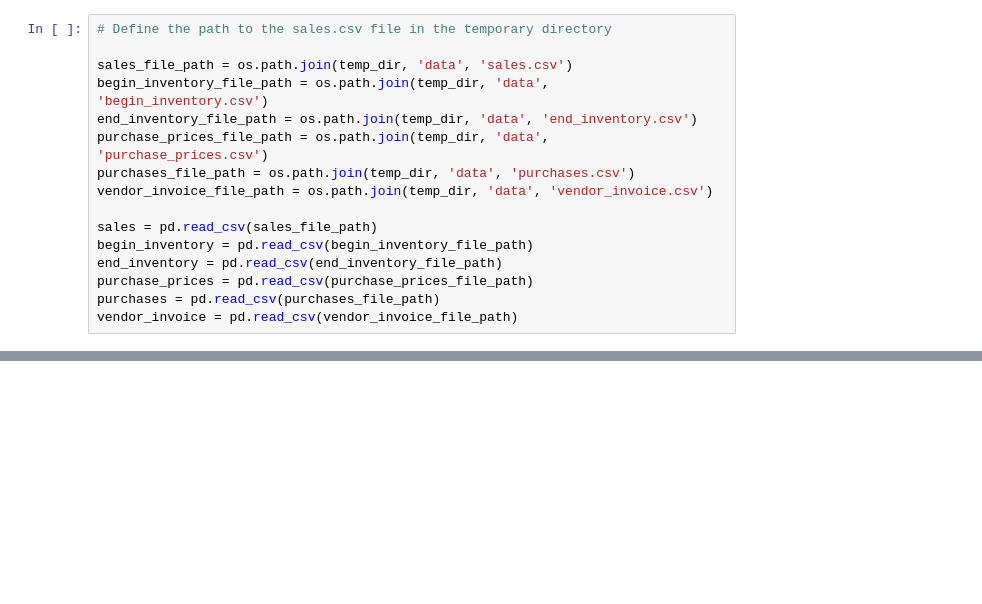
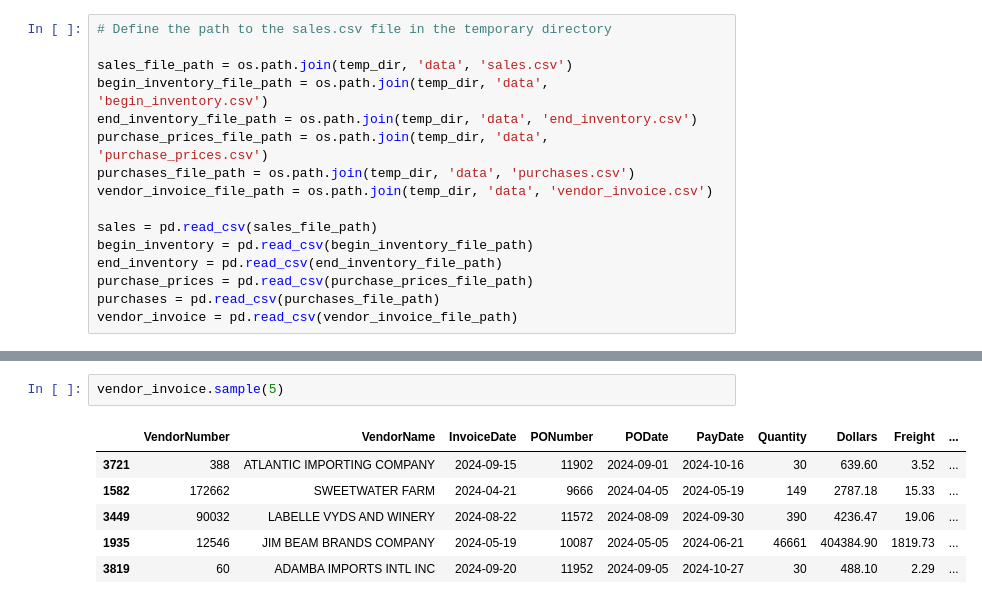
Before and after one commit to heya-ankit/datafolio, a Jupyter notebook: business_operations_&_performance/Vendor Performance/vendor_performance_eda.ipynb, the cells around one changed output, grey strips where cells are left out. Drawn from its saved outputs; the diff is of its cells as text; blank space fills up the shorter version.

```diff
--- a/business_operations_&_performance/Vendor Performance/vendor_performance_eda.ipynb
+++ b/business_operations_&_performance/Vendor Performance/vendor_performance_eda.ipynb
@@ -57,0 +113,9 @@ sales.head(2)
+# %%
+vendor_invoice.sample(5)
+# %% [output]
+|  | VendorNumber | VendorName | InvoiceDate | PONumber | PODate | PayDate | Quantity | Dollars | Freight | ... |
+| 3721 | 388 | ATLANTIC IMPORTING COMPANY | 2024-09-15 | 11902 | 2024-09-01 | 2024-10-16 | 30 | 639.60 | 3.52 | ... |
+| 1582 | 172662 | SWEETWATER FARM | 2024-04-21 | 9666 | 2024-04-05 | 2024-05-19 | 149 | 2787.18 | 15.33 | ... |
+| 3449 | 90032 | LABELLE VYDS AND WINERY | 2024-08-22 | 11572 | 2024-08-09 | 2024-09-30 | 390 | 4236.47 | 19.06 | ... |
+| 1935 | 12546 | JIM BEAM BRANDS COMPANY | 2024-05-19 | 10087 | 2024-05-05 | 2024-06-21 | 46661 | 404384.90 | 1819.73 | ... |
+| 3819 | 60 | ADAMBA IMPORTS INTL INC | 2024-09-20 | 11952 | 2024-09-05 | 2024-10-27 | 30 | 488.10 | 2.29 | ... |
```
Also changed, not shown: parts of 16 cells of this notebook.
